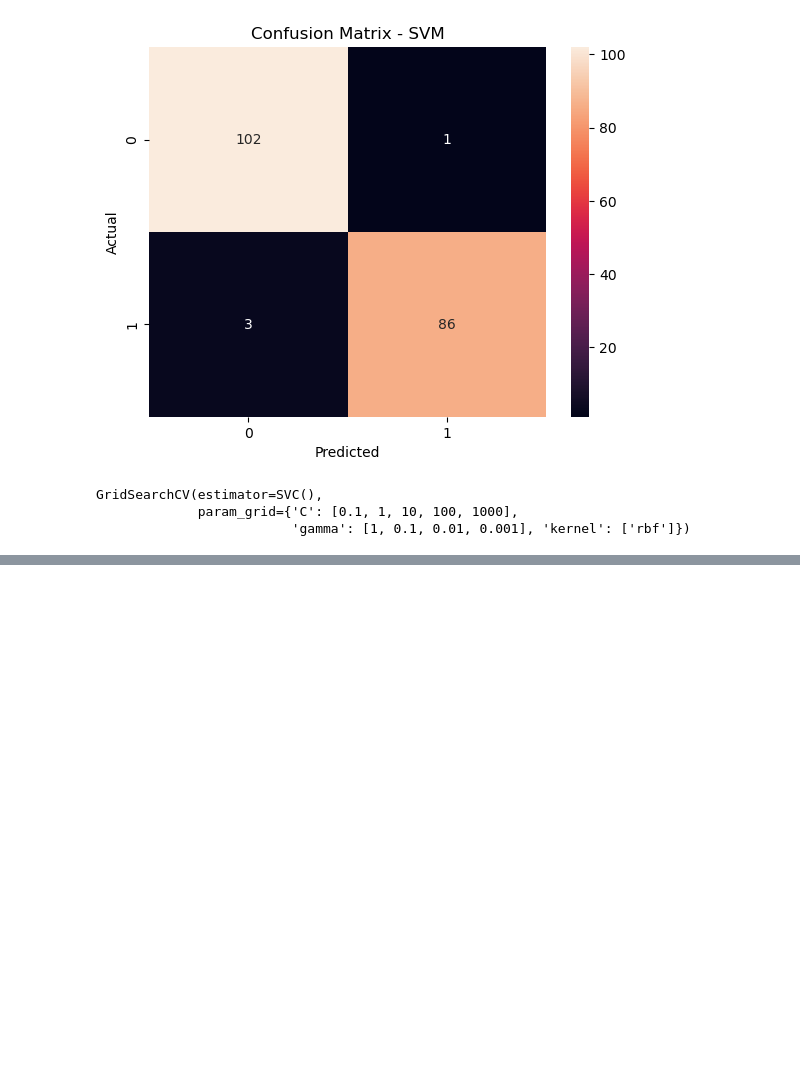
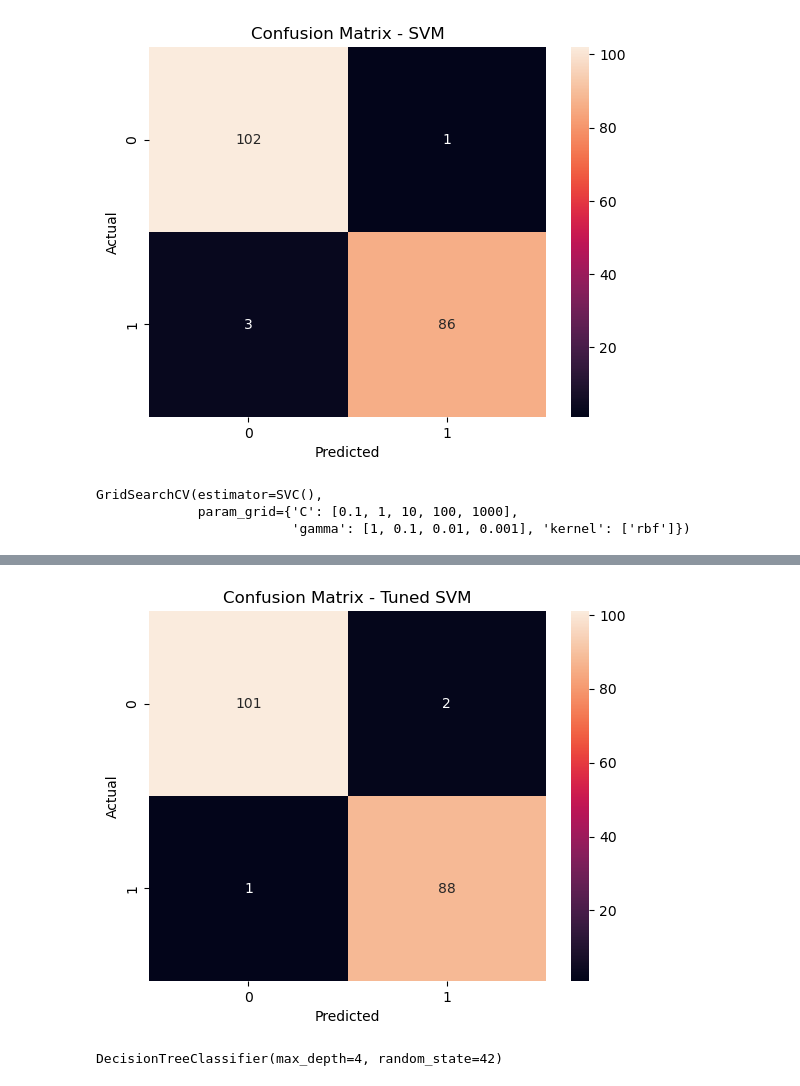
Before and after one commit to pericles-1995/C-Users-peric-Documents-GitHub-Machine-Learning, a Jupyter notebook: CA_Machine_Learning_GIT.ipynb, the cells around one changed output, grey strips where cells are left out. Drawn from its saved outputs; the diff is of its cells as text; code cells hidden in the pictures; blank space fills up the shorter version.

```diff
--- a/CA_Machine_Learning_GIT.ipynb
+++ b/CA_Machine_Learning_GIT.ipynb
@@ -354,0 +365,6 @@ GridSearchCV(estimator=SVC(),
+# %%
+# Predicting test set results
+grid_predictions = grid.predict(X_test_minmax)
+
+# Accuracy Score
+print(metrics.accuracy_score(y_test, grid_predictions))
@@ -354,0 +391,11 @@ GridSearchCV(estimator=SVC(),
+# %%
+# Visualising confusion matrix
+cm = metrics.confusion_matrix(y_test, grid_predictions)
+
+sns.heatmap(cm, annot=True, fmt='d')
+plt.title('Confusion Matrix - Tuned SVM')
+plt.xlabel('Predicted')
+plt.ylabel('Actual')
+plt.show()
+# %% [output]
+[figure, added]
@@ -354,0 +405,7 @@ GridSearchCV(estimator=SVC(),
+# %%
+# Training decision tree model
+dt_classifier = DecisionTreeClassifier(max_depth=4, random_state=42)
+
+dt_classifier.fit(X_train_scaled, y_train)
+# %% [output]
+DecisionTreeClassifier(max_depth=4, random_state=42)
```
Also changed, not shown: parts of 12 cells of this notebook.
